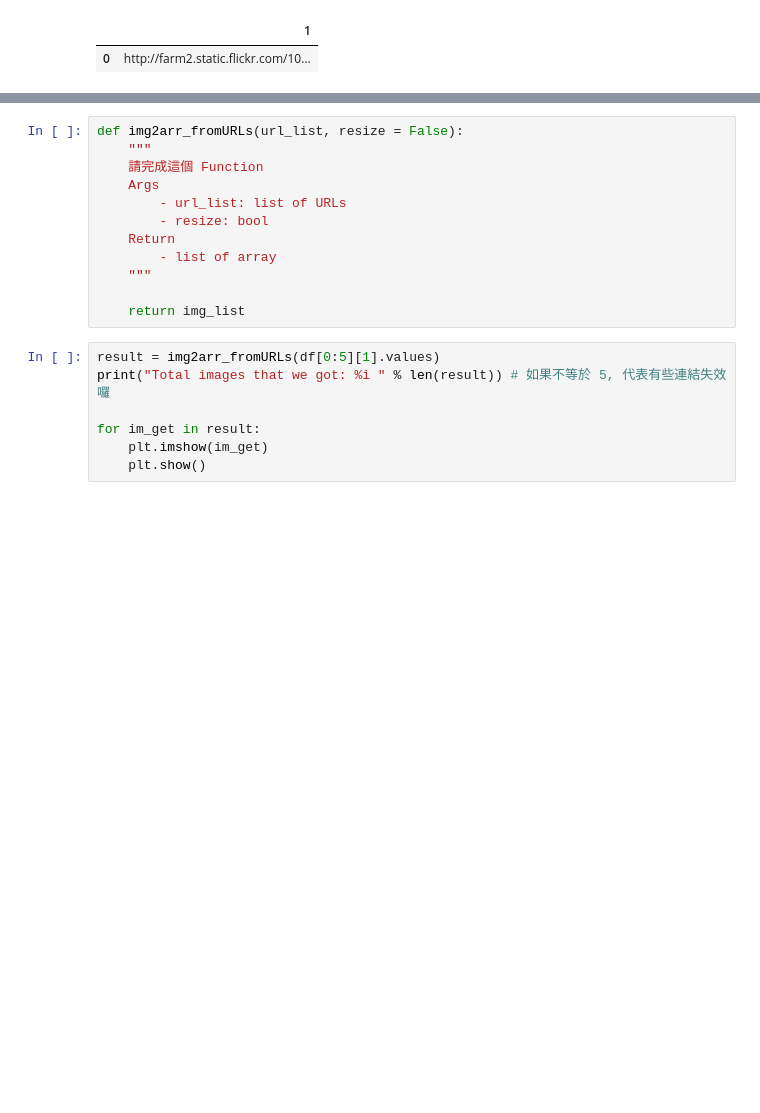
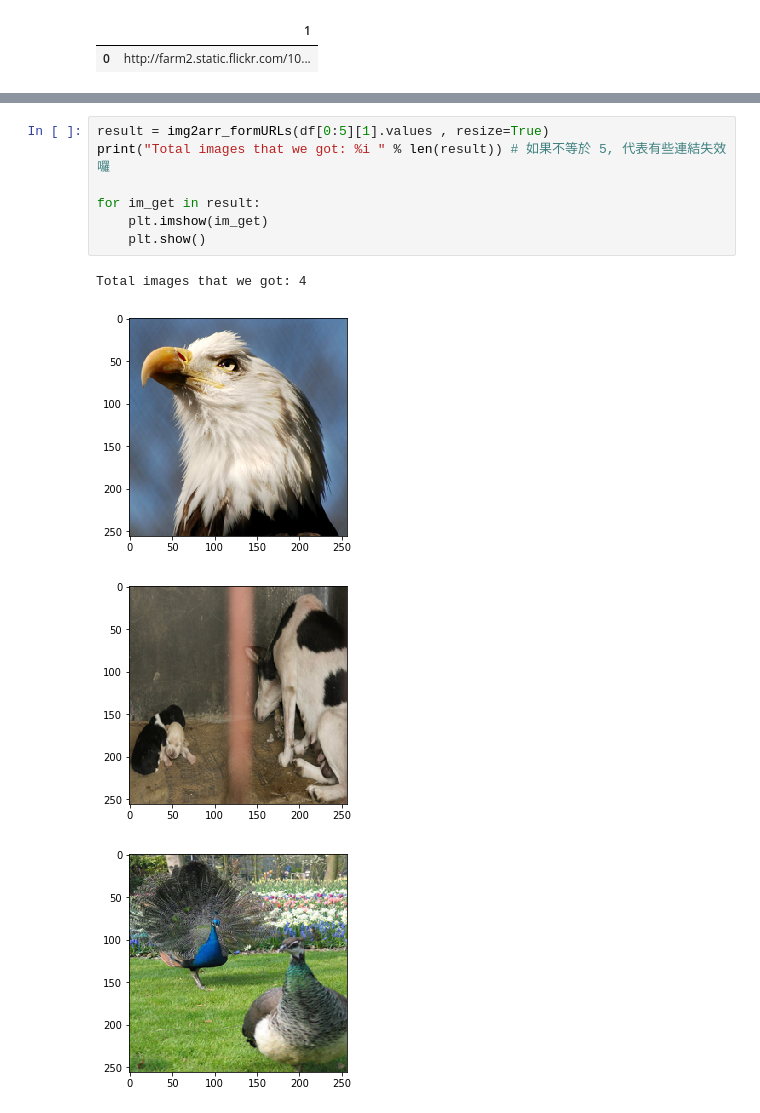
Before and after one commit to lars10192002/2nd-ML100Days, a Jupyter notebook: homework/day03/Day_003-2_HW.ipynb, the cells around one changed output, grey strips where cells are left out. Cells and saved outputs as stored; diff of their text form; blank space fills up the shorter version.

```diff
--- a/homework/day03/Day_003-2_HW.ipynb
+++ b/homework/day03/Day_003-2_HW.ipynb
@@ -140,19 +121,12 @@ InvalidSchema: No connection adapters were found for '1
-# %%
-def img2arr_fromURLs(url_list, resize = False):
-    """
-    請完成這個 Function
-    Args
-        - url_list: list of URLs
-        - resize: bool
-    Return
-        - list of array
-    """
-
-    return img_list
 # %%
-result = img2arr_fromURLs(df[0:5][1].values)
+result = img2arr_formURLs(df[0:5][1].values , resize=True)
 print("Total images that we got: %i " % len(result)) # 如果不等於 5, 代表有些連結失效囉
 
 for im_get in result:
     plt.imshow(im_get)
     plt.show()
+# %% [output]
+Total images that we got: 4
+[figure, added]
+[figure, added]
+[figure, added]
```
Also changed, not shown: parts of 14 cells of this notebook, 5 other files.
